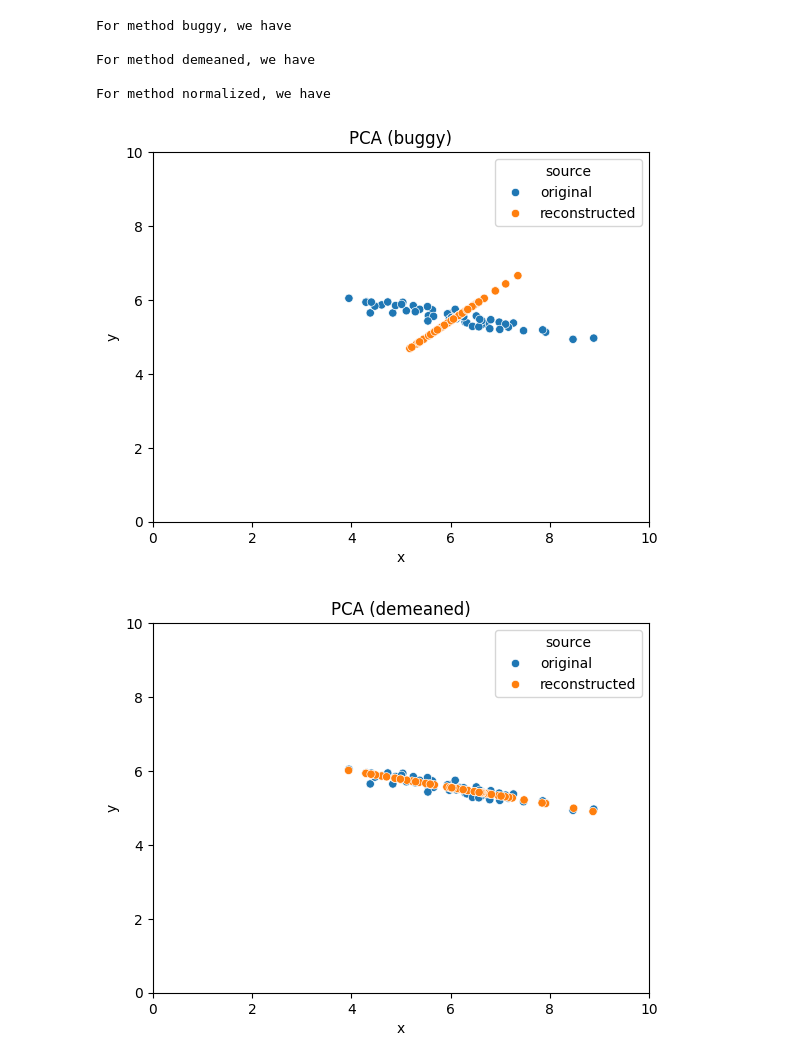
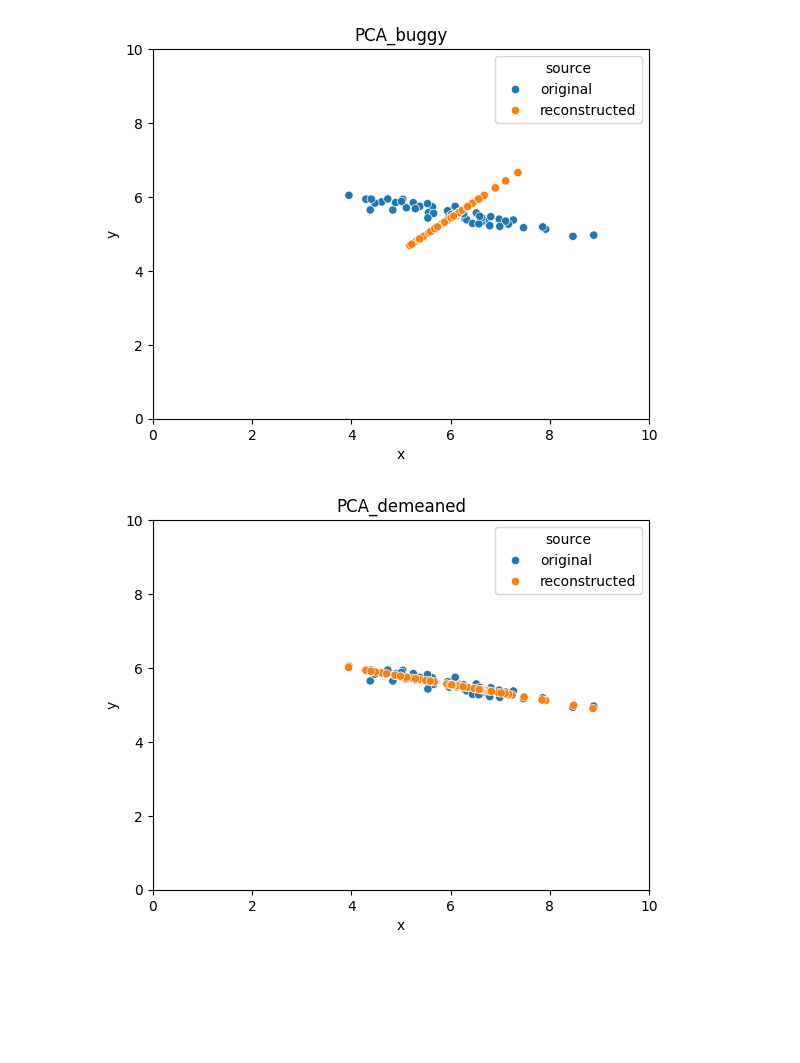
Before and after one commit to missingnoglitch0/760_hw2, a Jupyter notebook: hw5/PCA.ipynb, the cells around one changed output. Drawn from its saved outputs; the diff is of its cells as text; code cells hidden in the pictures; blank space fills up the shorter version.

Commit message:
Added plots showing original vs reconstructed points, including for DRO.

```diff
--- a/hw5/PCA.ipynb
+++ b/hw5/PCA.ipynb
@@ -83,36 +125,40 @@ import matplotlib.pyplot as plt
 # %%
-### 3 Plots showing original points and reconstructed points for 2D dataset for each one of the 4 methods
+### 2.3.3 Plots showing original points and reconstructed points for 2D dataset for each one of the 4 methods
 
 data_2D = np.loadtxt('data/data2D.csv', delimiter=",")
 
-model_PCA = PCA()
-for v in variant_names:
-    print(f'\nFor method {v}, we have')
+method_models = [(PCA(), 'PCA', v) for v in variant_names]
+method_models.append((DRO(), 'DRO', None))
+for model, method, variant in method_models:
+    # print(f'\nFor method {method}, variant {variant} we have')
 
     # print('First, we train')
-    model_PCA.train(np.copy(data_2D), 1, variant=v)
+    path = ''
+    if variant is None:
+        model.train(np.copy(data_2D), 1)
+        title = f'{method}'
+    else:
+        model.train(np.copy(data_2D), 1, variant=variant)
+        title = f'{method}_{variant}'
+    path = f'{title}.png'
+
     # print(f'V={model_PCA.V},\nZ={model_PCA.Z[:3]}')
     # print('Then, we reconstruct')
-    data_reconstructed = model_PCA.reconstruct()
-    # print(data_reconstructed[:3])
+    data_reconstructed = model.reconstruct()
 
     points_combined = np.concatenate((data_2D, data_reconstructed), axis=0)
     # print('points_combined')
     # print(points_combined)
     df = pd.DataFrame(points_combined, columns=['x', 'y'])
     source = ['original' for _ in range(len(data_2D))]
     source.extend(['reconstructed' for _ in range(len(data_2D))])
     df['source'] = source
     # print(df)
     fig, ax = plt.subplots()
     ax.set_xlim(left=0, right=10)
     ax.set_ylim(bottom=0, top=10)
-    sb.scatterplot(data=df, x="x", y="y", hue="source", ax=ax).set(title=f'PCA ({v})')
+    sb.scatterplot(data=df, x="x", y="y", hue="source", ax=ax).set(title=title)
+    plt.savefig(path)
 # %% [output]
-For method buggy, we have
-
-For method demeaned, we have
-
-For method normalized, we have
-[figure, old version]
+[figure, new version]
-[figure, old version]
+[figure, new version]
```
Also changed, not shown: parts of 8 cells of this notebook, 4 other files.
